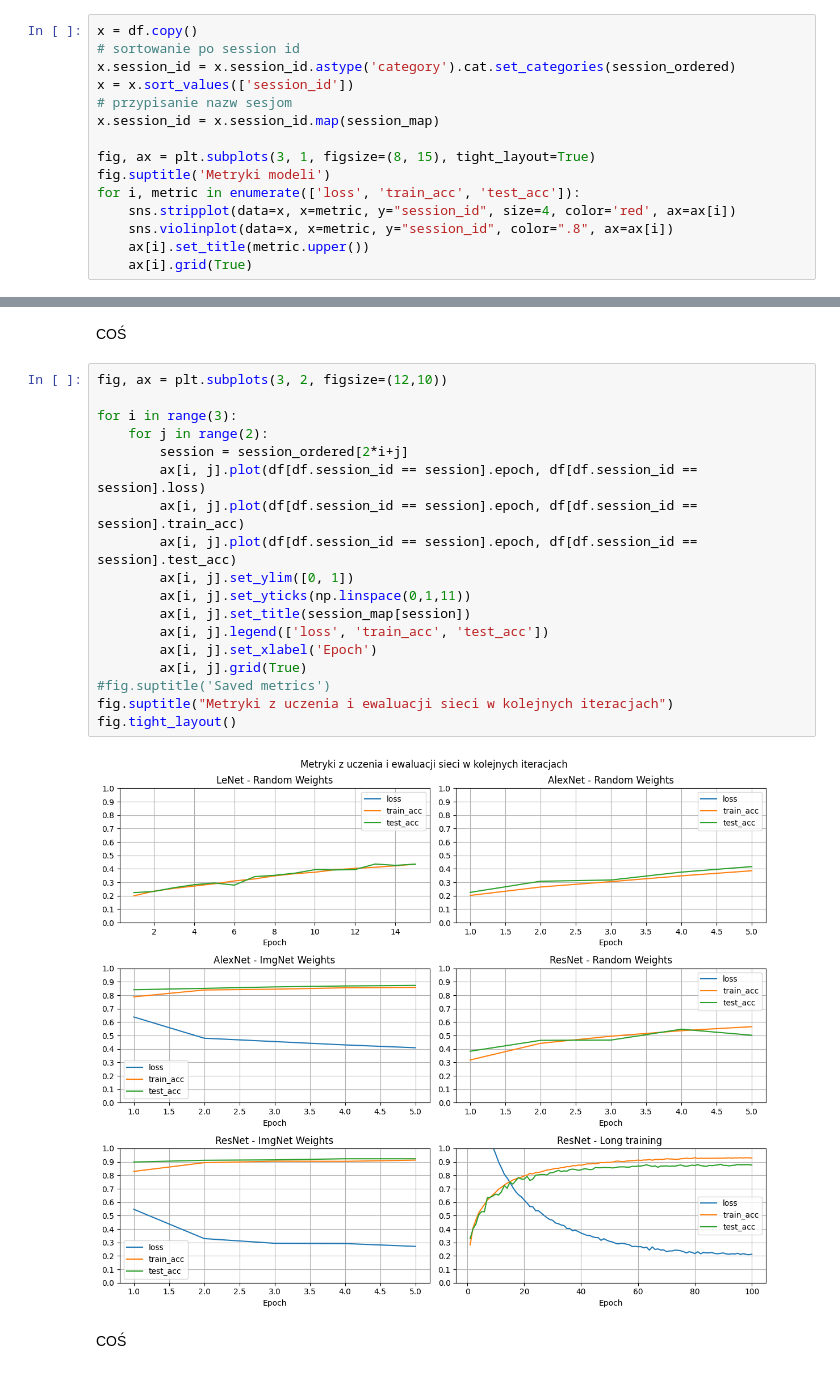
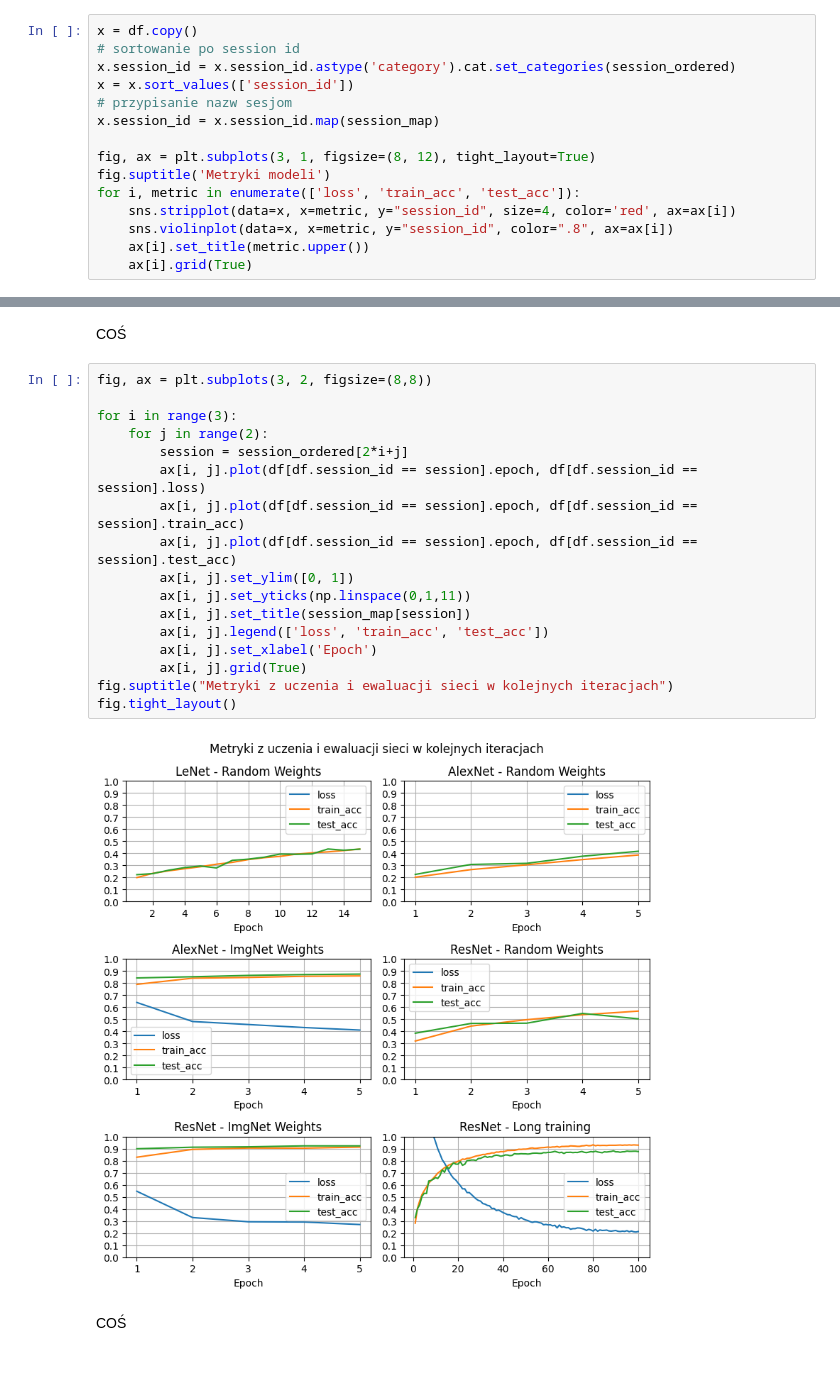
Before and after one commit to CptQuak/projekt_um_imagerec, a Jupyter notebook: sprawozdanie/Sprawozdanie.ipynb, the cells around one changed output, grey strips where cells are left out. Saved outputs shown, nothing was run; the diff lists cells and outputs as text.

```diff
--- a/sprawozdanie/Sprawozdanie.ipynb
+++ b/sprawozdanie/Sprawozdanie.ipynb
@@ -253,7 +253,7 @@ x = x.sort_values(['session_id'])
 # przypisanie nazw sesjom
 x.session_id = x.session_id.map(session_map)
 
-fig, ax = plt.subplots(3, 1, figsize=(8, 15), tight_layout=True)
+fig, ax = plt.subplots(3, 1, figsize=(8, 12), tight_layout=True)
 fig.suptitle('Metryki modeli')
 for i, metric in enumerate(['loss', 'train_acc', 'test_acc']):
     sns.stripplot(data=x, x=metric, y="session_id", size=4, color='red', ax=ax[i])
@@ -265,25 +265,24 @@ for i, metric in enumerate(['loss', 'train_acc', 'test_acc']):
 # %% [markdown]
 COŚ
 # %%
-fig, ax = plt.subplots(3, 2, figsize=(12,10))
+fig, ax = plt.subplots(3, 2, figsize=(8,8))
 
 for i in range(3):
     for j in range(2):
         session = session_ordered[2*i+j]
         ax[i, j].plot(df[df.session_id == session].epoch, df[df.session_id == session].loss)
         ax[i, j].plot(df[df.session_id == session].epoch, df[df.session_id == session].train_acc)
         ax[i, j].plot(df[df.session_id == session].epoch, df[df.session_id == session].test_acc)
         ax[i, j].set_ylim([0, 1])
         ax[i, j].set_yticks(np.linspace(0,1,11))
         ax[i, j].set_title(session_map[session])
         ax[i, j].legend(['loss', 'train_acc', 'test_acc'])
         ax[i, j].set_xlabel('Epoch')
         ax[i, j].grid(True)
-#fig.suptitle('Saved metrics')
 fig.suptitle("Metryki z uczenia i ewaluacji sieci w kolejnych iteracjach")
 fig.tight_layout()
 # %% [output]
-[figure, old version]
+[figure, new version]
 # %% [markdown]
 COŚ
 # %%
```
Also changed, not shown: parts of 1 cell of this notebook.
